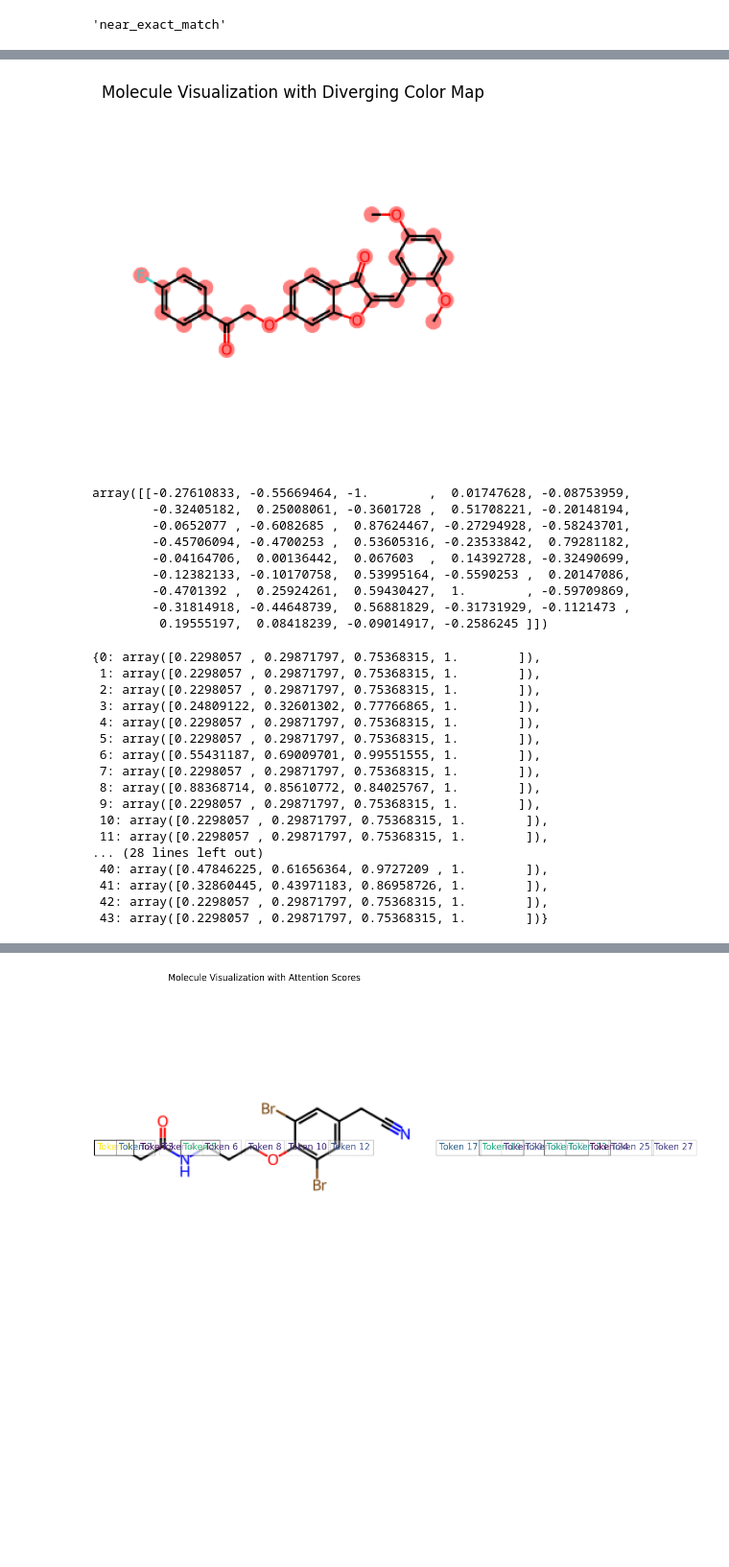
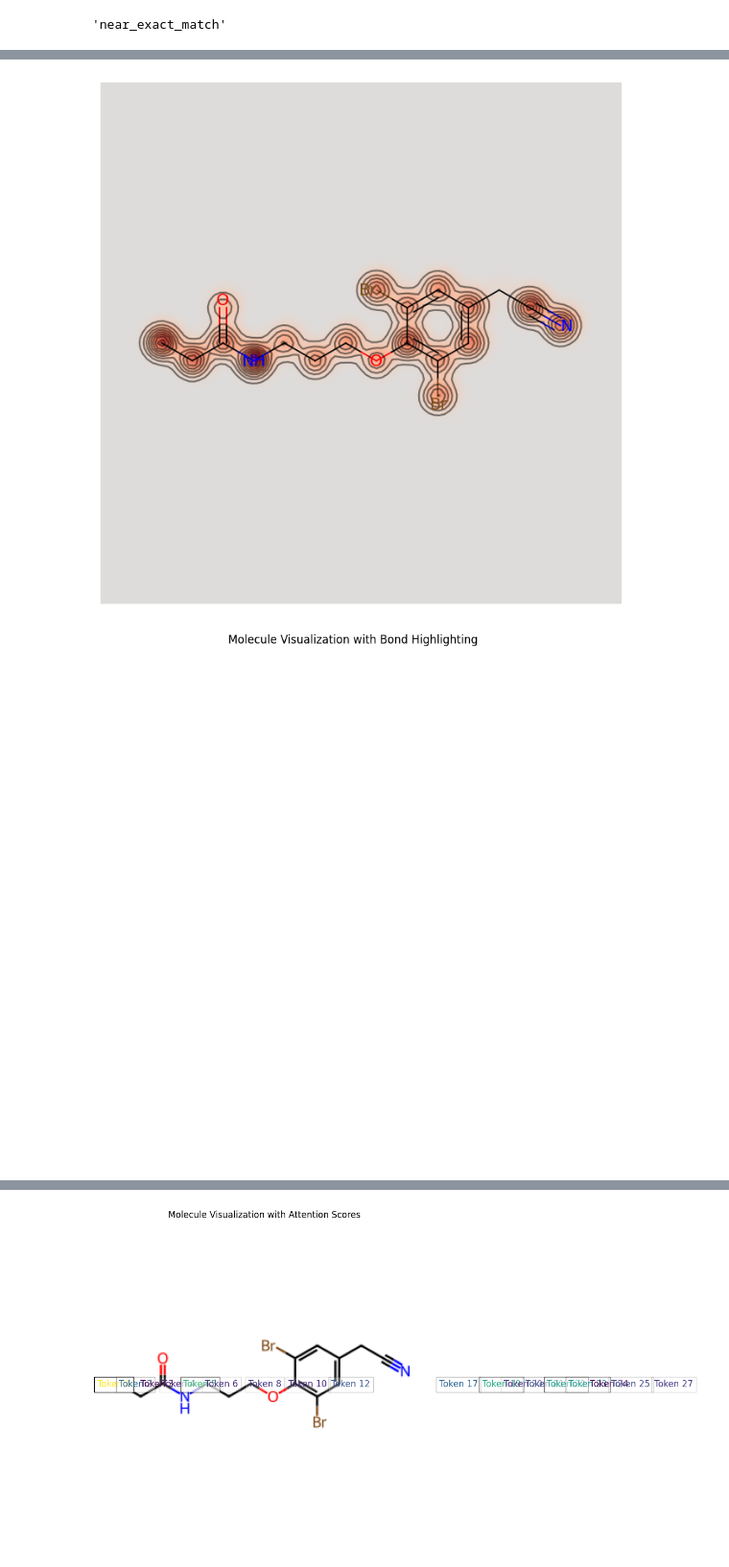
Before and after one commit to davidkubanek/biohack, a Jupyter notebook: scripts/7_interpretability_siamese_molformer_removed_duplicate.ipynb, the cells around one changed output, grey strips where cells are left out. Shown at 96% size. Saved outputs shown, nothing was run; the diff lists cells and outputs as text; code cells hidden in the pictures; blank space fills up the shorter version.

Commit message:
bond highlighting with ig attention scores

```diff
--- a/scripts/7_interpretability_siamese_molformer_removed_duplicate.ipynb
+++ b/scripts/7_interpretability_siamese_molformer_removed_duplicate.ipynb
@@ -521,66 +504,38 @@ array([0.85846149, 0.76054747, 0.80403166, 0.83238278, 0.70337354,
 # %%
-#  Create a molecule object from the SMILES string
-mol = Chem.MolFromSmiles(smile1)
+# Decode the tokens back to the SMILES string (assuming tokenizer.decode works)
+decoded_smiles = smile1  # Replace with tokenizer.decode(smile_dict['input_ids'])
+
+# Create a molecule object from the SMILES string
+mol = Chem.MolFromSmiles(decoded_smiles)
 
 # Generate 2D coordinates for the molecule
 Chem.rdDepictor.SetPreferCoordGen(True)
 Draw.rdMolDraw2D.PrepareMolForDrawing(mol)
 
 # Normalize scores for mapping to [0, 1]
 min_score = np.min(integrated_grads_gt[0])
 max_score = np.max(integrated_grads_gt[0])
 
 # Scale scores to [0, 1]
-normed_scores = integrated_grads_gt[0] #- min_score) / (max_score - min_score)
+normed_scores = (integrated_grads_gt[0] - min_score) / (max_score - min_score)
 
-# Adjust for diverging colormap by centering around zero
-normalized_color_values = (integrated_grads_gt - min_score) / (max_score - min_score) * 2 - 1
+# Molecule with bonds highlighted based on integrated gradients
+draw2d_1 = Draw.rdMolDraw2D.MolDraw2DCairo(300, 300)
 
-# Get color mapping using coolwarm colormap
-colors_coolwarm = plt.cm.coolwarm(normalized_color_values)
-colors_coolwarm = colors_coolwarm[0]
-# Draw the molecule with highlighted atoms based on attention scores
-atom_colors = {i: colors_coolwarm[i] for i in range(integrated_grads_gt.shape[1])}
-img = Draw.MolToImage(mol, size=(300, 300), kekulize=True, wedgeBonds=True,
-                      highlightAtoms=[atom.GetIdx() for atom in mol.GetAtoms()],
-                      highlightAtomColors=atom_colors)
+# Generate a similarity map based on the weights for bonds
+SimilarityMaps.GetSimilarityMapFromWeights(mol, normed_scores.tolist(), 'coolwarm')
 
-# Display the image
+draw2d_1.FinishDrawing()
+
+# Convert drawing text to an image using PIL
+img_data = draw2d_1.GetDrawingText()
+img = Image.open(io.BytesIO(img_data))
+plt.figure(figsize=(10, 10))  # Adjust this size as needed
+# Display the image using Matplotlib
 plt.imshow(img)
 plt.axis('off')  # Turn off axis
-plt.title('Molecule Visualization with Diverging Color Map')
+plt.title('Molecule Visualization with Bond Highlighting')
 plt.show()
 # %% [output]
-[figure, old version]
+[figure, new version]
+[figure, added]
-# %%
-normalized_color_values
-# %% [output]
-array([[-0.27610833, -0.55669464, -1.        ,  0.01747628, -0.08753959,
-        -0.32405182,  0.25008061, -0.3601728 ,  0.51708221, -0.20148194,
-        -0.0652077 , -0.6082685 ,  0.87624467, -0.27294928, -0.58243701,
-        -0.45706094, -0.4700253 ,  0.53605316, -0.23533842,  0.79281182,
-        -0.04164706,  0.00136442,  0.067603  ,  0.14392728, -0.32490699,
-        -0.12382133, -0.10170758,  0.53995164, -0.5590253 ,  0.20147086,
-        -0.4701392 ,  0.25924261,  0.59430427,  1.        , -0.59709869,
-        -0.31814918, -0.44648739,  0.56881829, -0.31731929, -0.1121473 ,
-         0.19555197,  0.08418239, -0.09014917, -0.2586245 ]])
-# %%
-atom_colors
-# %% [output]
-{0: array([0.2298057 , 0.29871797, 0.75368315, 1.        ]),
- 1: array([0.2298057 , 0.29871797, 0.75368315, 1.        ]),
- 2: array([0.2298057 , 0.29871797, 0.75368315, 1.        ]),
- 3: array([0.24809122, 0.32601302, 0.77766865, 1.        ]),
- 4: array([0.2298057 , 0.29871797, 0.75368315, 1.        ]),
- 5: array([0.2298057 , 0.29871797, 0.75368315, 1.        ]),
- 6: array([0.55431187, 0.69009701, 0.99551555, 1.        ]),
- 7: array([0.2298057 , 0.29871797, 0.75368315, 1.        ]),
- 8: array([0.88368714, 0.85610772, 0.84025767, 1.        ]),
- 9: array([0.2298057 , 0.29871797, 0.75368315, 1.        ]),
- 10: array([0.2298057 , 0.29871797, 0.75368315, 1.        ]),
- 11: array([0.2298057 , 0.29871797, 0.75368315, 1.        ]),
-... (28 lines left out)
- 40: array([0.47846225, 0.61656364, 0.9727209 , 1.        ]),
- 41: array([0.32860445, 0.43971183, 0.86958726, 1.        ]),
- 42: array([0.2298057 , 0.29871797, 0.75368315, 1.        ]),
- 43: array([0.2298057 , 0.29871797, 0.75368315, 1.        ])}
```
Also changed, not shown: parts of 24 cells of this notebook, 1 other file.
